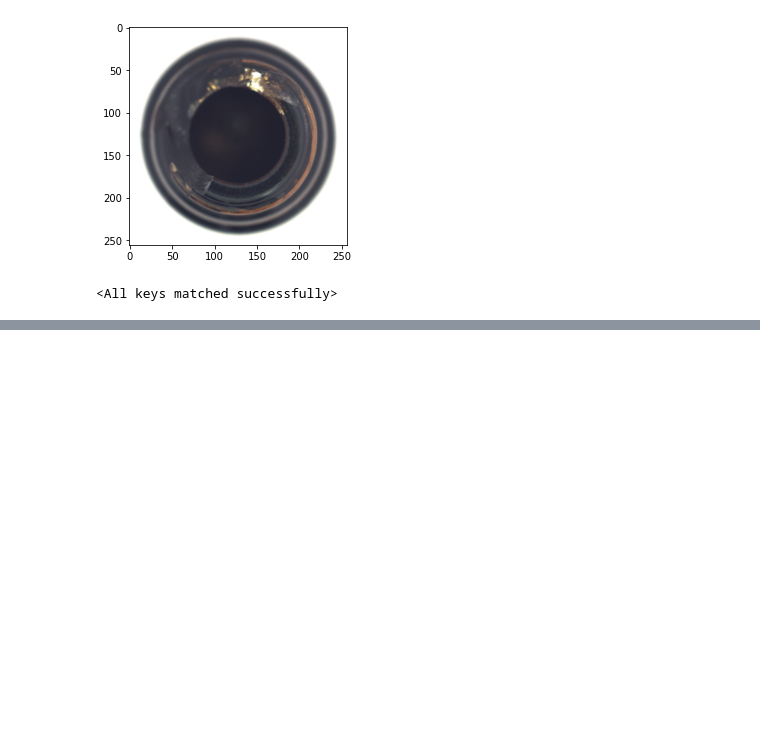
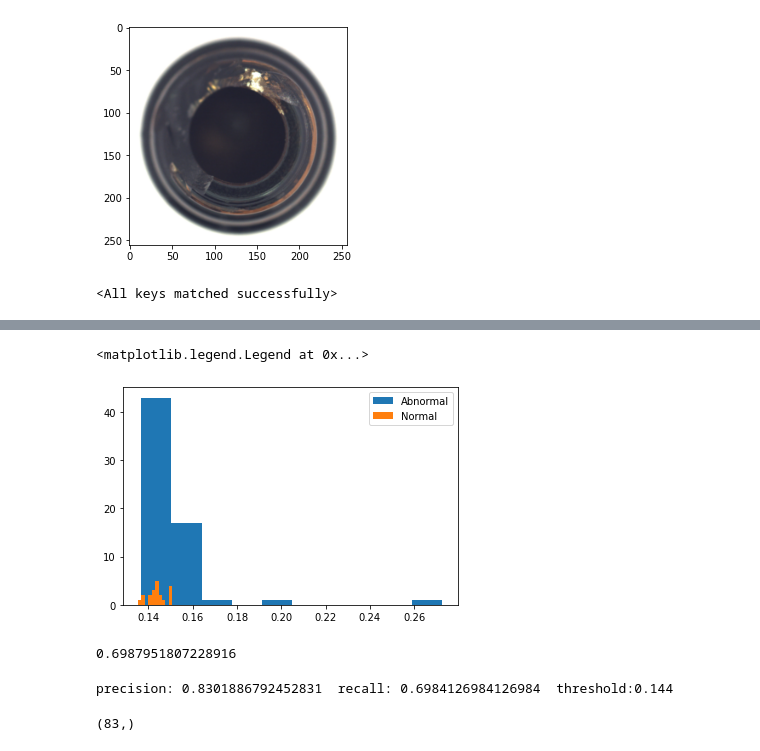
Before and after one commit to tojunesa/improved-ganomaly, a Jupyter notebook: test model.ipynb, the cells around one changed output, grey strips where cells are left out. Cells and saved outputs as stored; diff of their text form; code cells hidden in the pictures; blank space fills up the shorter version.

```diff
--- a/test model.ipynb
+++ b/test model.ipynb
@@ -55,0 +84,20 @@ print(np.mean(np.square(latent_i[0]-latent_o[0])))
+# %%
+plt.hist(anomaly_score_a)
+plt.hist(anomaly_score_n)
+plt.legend(["Abnormal", "Normal"])
+# %% [output]
+<matplotlib.legend.Legend at 0x...>
+[figure, added]
+# %%
+threshold = 0.140
+accuracy = (np.sum(anomaly_score_a>threshold) + np.sum(anomaly_score_n<threshold))/(len(anomaly_score_a)+len(anomaly_score_n))
+print(accuracy)
+# %% [output]
+0.6987951807228916
+# %%
+threshold = 0.144
+precision = np.sum(anomaly_score_a>threshold)/(np.sum(anomaly_score_a>threshold) + np.sum(anomaly_score_n>threshold))
+recall = np.sum(anomaly_score_a>threshold)/len(anomaly_score_a)
+print(f"precision: {precision}  recall: {recall}  threshold:{threshold}")
+# %% [output]
+precision: 0.8301886792452831  recall: 0.6984126984126984  threshold:0.144
@@ -55,0 +106,7 @@ print(np.mean(np.square(latent_i[0]-latent_o[0])))
+# %%
+y_a = np.ones(anomaly_score_a.shape)
+y_n = np.zeros(anomaly_score_n.shape)
+y = np.concatenate((y_a, y_n))
+print(y.shape)
+# %% [output]
+(83,)
```
Also changed, not shown: parts of 21 cells of this notebook, 3 other files.
